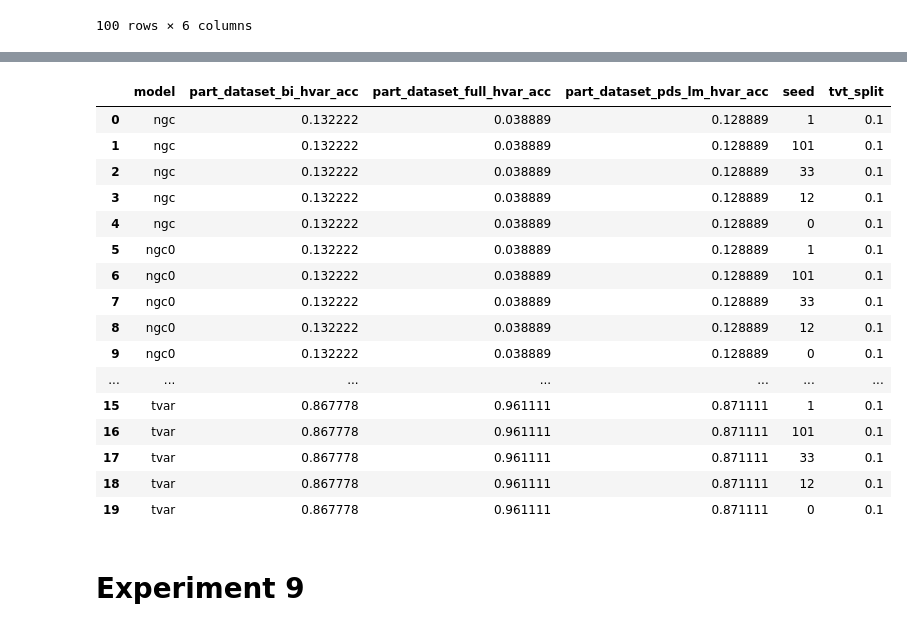
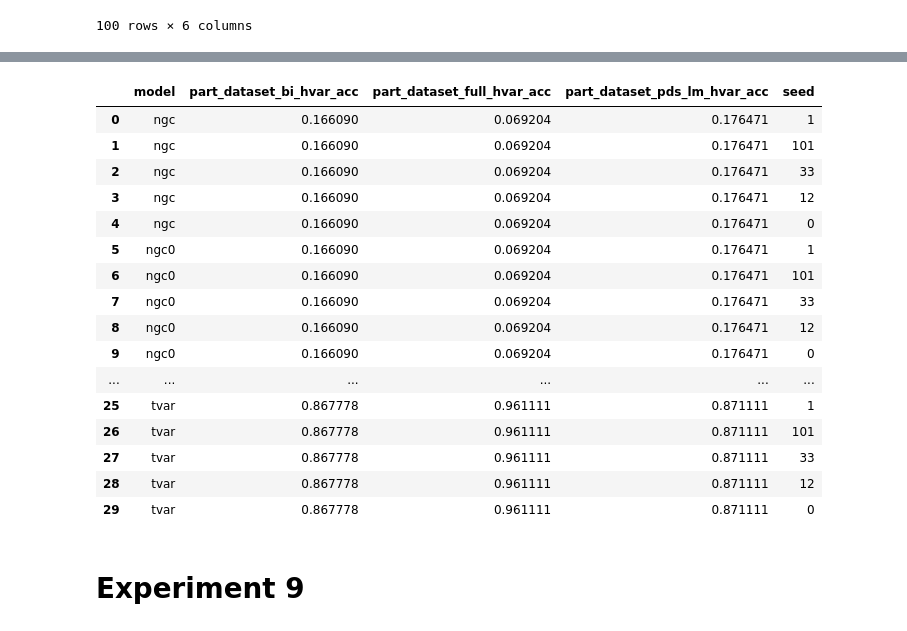
Before and after one commit to brunojerkovic/MasterThesis-1, a Jupyter notebook: ExtractJsonToCsv.ipynb, the cells around one changed output, grey strips where cells are left out. Drawn from its saved outputs; the diff is of its cells as text; code cells hidden in the pictures.

```diff
--- a/ExtractJsonToCsv.ipynb
+++ b/ExtractJsonToCsv.ipynb
@@ -37,6 +37,7 @@ def get_results(experiment: str, attrs: list, result_files: list = None):
         path = f'results/{experiment}'
         result_files = [f'results/{experiment}/{model_name}/results.json' for model_name in os.listdir(path) if os.path.isdir(os.path.join(path, model_name))]
 
+    experiment = '2' if experiment == 'contemp_cor_var' else experiment
     results = {}
     for i, result_file_ in enumerate(result_files):
         with open(result_file_) as f:
@@ -435,12 +427,11 @@ save_loaded_results = False
 # %%
 # Get data
-experiment = '8'
+experiment = 'SVM/501'
 
 attrs = [
     ('experiment_config', 'model'),
     ('model_results', 'accuracy'),
     ('experiment_config', 'seed'),
-    ('experiment_config', 'tvt_split')
 ]
 
 results = get_results(experiment, attrs)
@@ -450,27 +441,27 @@ dict_keys(['model', 'part_dataset_bi_hvar_acc', 'part_dataset_full_hvar_acc', 'p
 # %%
 df = pd.DataFrame(data=results)
 if save_loaded_results:
-    df.to_csv(f'results/{experiment}/processed_data_{experiment}.csv')
-    df = pd.read_csv(f'results/{experiment}/processed_data_{experiment}.csv', index_col='Unnamed: 0')
+    df.to_csv(f'results/{experiment}/processed_data_{experiment.split("/")[1]}.csv')
+    df = pd.read_csv(f'results/{experiment}/processed_data_{experiment.split("/")[1]}.csv', index_col='Unnamed: 0')
 df
 # %% [output]
-|  | model | part_dataset_bi_hvar_acc | part_dataset_full_hvar_acc | part_dataset_pds_lm_hvar_acc | seed | tvt_split |
-| 0 | ngc | 0.132222 | 0.038889 | 0.128889 | 1 | 0.1 |
-| 1 | ngc | 0.132222 | 0.038889 | 0.128889 | 101 | 0.1 |
-| 2 | ngc | 0.132222 | 0.038889 | 0.128889 | 33 | 0.1 |
-| 3 | ngc | 0.132222 | 0.038889 | 0.128889 | 12 | 0.1 |
-| 4 | ngc | 0.132222 | 0.038889 | 0.128889 | 0 | 0.1 |
-| 5 | ngc0 | 0.132222 | 0.038889 | 0.128889 | 1 | 0.1 |
-| 6 | ngc0 | 0.132222 | 0.038889 | 0.128889 | 101 | 0.1 |
-| 7 | ngc0 | 0.132222 | 0.038889 | 0.128889 | 33 | 0.1 |
-| 8 | ngc0 | 0.132222 | 0.038889 | 0.128889 | 12 | 0.1 |
-| 9 | ngc0 | 0.132222 | 0.038889 | 0.128889 | 0 | 0.1 |
-| ... | ... | ... | ... | ... | ... | ... |
-| 15 | tvar | 0.867778 | 0.961111 | 0.871111 | 1 | 0.1 |
-| 16 | tvar | 0.867778 | 0.961111 | 0.871111 | 101 | 0.1 |
-| 17 | tvar | 0.867778 | 0.961111 | 0.871111 | 33 | 0.1 |
-| 18 | tvar | 0.867778 | 0.961111 | 0.871111 | 12 | 0.1 |
-| 19 | tvar | 0.867778 | 0.961111 | 0.871111 | 0 | 0.1 |
+|  | model | part_dataset_bi_hvar_acc | part_dataset_full_hvar_acc | part_dataset_pds_lm_hvar_acc | seed |
+| 0 | ngc | 0.166090 | 0.069204 | 0.176471 | 1 |
+| 1 | ngc | 0.166090 | 0.069204 | 0.176471 | 101 |
+| 2 | ngc | 0.166090 | 0.069204 | 0.176471 | 33 |
+| 3 | ngc | 0.166090 | 0.069204 | 0.176471 | 12 |
+| 4 | ngc | 0.166090 | 0.069204 | 0.176471 | 0 |
+| 5 | ngc0 | 0.166090 | 0.069204 | 0.176471 | 1 |
+| 6 | ngc0 | 0.166090 | 0.069204 | 0.176471 | 101 |
+| 7 | ngc0 | 0.166090 | 0.069204 | 0.176471 | 33 |
+| 8 | ngc0 | 0.166090 | 0.069204 | 0.176471 | 12 |
+| 9 | ngc0 | 0.166090 | 0.069204 | 0.176471 | 0 |
+| ... | ... | ... | ... | ... | ... |
+| 25 | tvar | 0.867778 | 0.961111 | 0.871111 | 1 |
+| 26 | tvar | 0.867778 | 0.961111 | 0.871111 | 101 |
+| 27 | tvar | 0.867778 | 0.961111 | 0.871111 | 33 |
+| 28 | tvar | 0.867778 | 0.961111 | 0.871111 | 12 |
+| 29 | tvar | 0.867778 | 0.961111 | 0.871111 | 0 |
 # %% [markdown]
 # Experiment 9
 # %%
```
Also changed, not shown: parts of 48 cells of this notebook, 56 other files.
